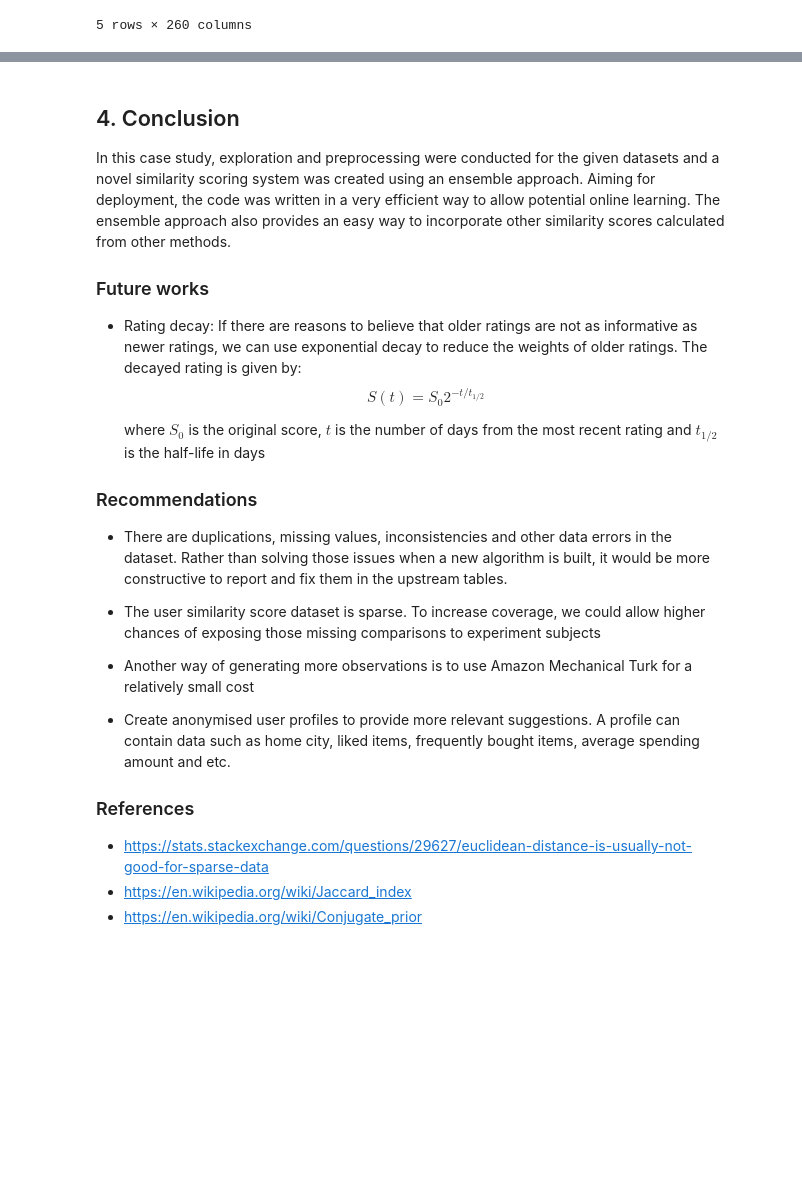
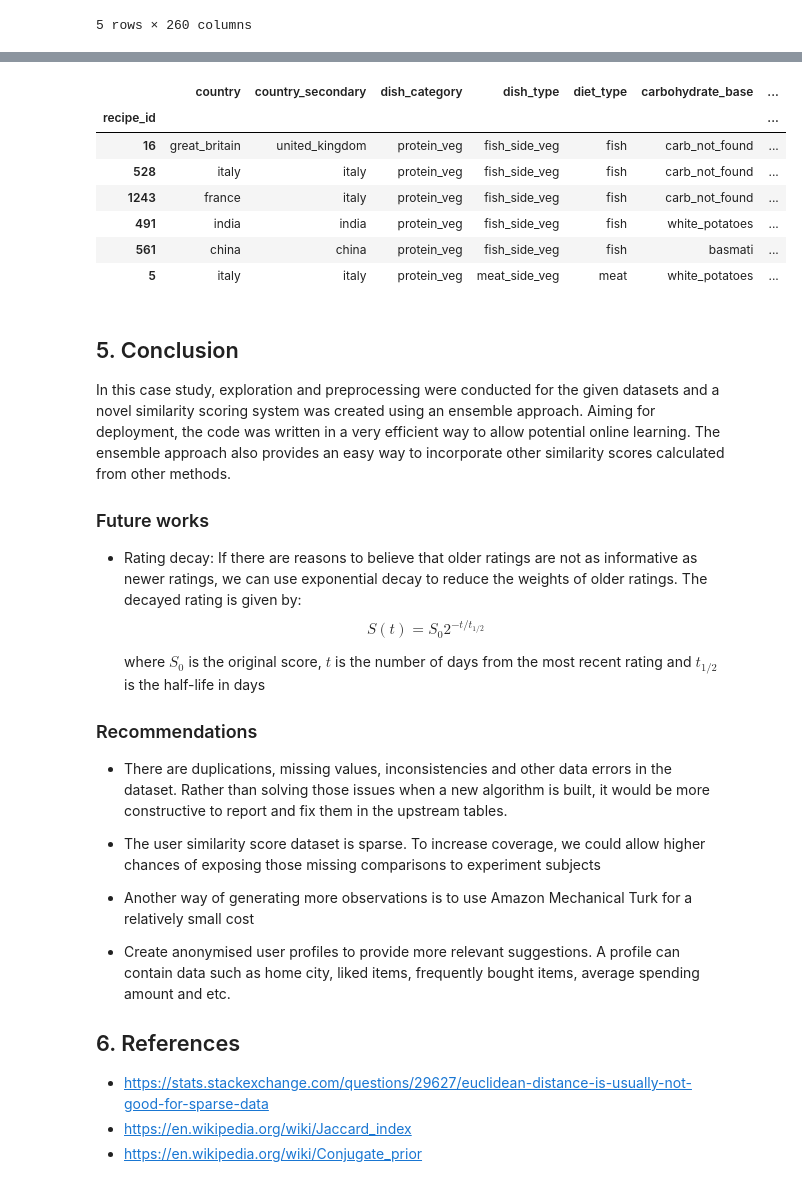
Before and after one commit to wkfong1/recipe-recommender, a Jupyter notebook: recipe_similarity.ipynb, the cells around one changed output, grey strips where cells are left out. Saved outputs shown, nothing was run; the diff lists cells and outputs as text; code cells hidden in the pictures; blank space fills up the shorter version.

```diff
--- a/recipe_similarity.ipynb
+++ b/recipe_similarity.ipynb
@@ -531,5 +536,31 @@ ensemble_sim.head()
+# %%
+def get_knn(pw_sim, recipe_id, k, random_state=None):
+    sims = pw_sim[pw_sim.index != recipe_id][recipe_id].sort_values(ascending=False)
+
+    # choose top (k-1) similar neighbours
+    knn = sims.iloc[:k-1].index.tolist()
+
+    # randomly select a recipe from remaining list
+    rs = np.random.RandomState(random_state)
+    idx = rs.randint(0, sims.shape[0] - (k-1) + 1)
+    knn.append(sims.iloc[k-1:].index[idx])
+
+    return knn
+# %%
+recipe_id_ = 16
+k = 5
+recipe_info.loc[[recipe_id_] + get_knn(ensemble_sim, recipe_id_, k, random_state=None)]
+# %% [output]
+|  | country | country_secondary | dish_category | dish_type | diet_type | carbohydrate_base | ... |
+| recipe_id |  |  |  |  |  |  | ... |
+| 16 | great_britain | united_kingdom | protein_veg | fish_side_veg | fish | carb_not_found | ... |
+| 528 | italy | italy | protein_veg | fish_side_veg | fish | carb_not_found | ... |
+| 1243 | france | italy | protein_veg | fish_side_veg | fish | carb_not_found | ... |
+| 491 | india | india | protein_veg | fish_side_veg | fish | white_potatoes | ... |
+| 561 | china | china | protein_veg | fish_side_veg | fish | basmati | ... |
+| 5 | italy | italy | protein_veg | meat_side_veg | meat | white_potatoes | ... |
 # %% [markdown]
-## 4. Conclusion
+## 5. Conclusion
 
 In this case study, exploration and preprocessing were conducted for the given datasets and a novel similarity scoring system was created using an ensemble approach. Aiming for deployment, the code was written in a very efficient way to allow potential online learning. The ensemble approach also provides an easy way to incorporate other similarity scores calculated from other methods.
 
@@ -551,7 +582,7 @@ $$S(t) = S_0 2^{-t/t_{1/2}}$$
 - Create anonymised user profiles to provide more relevant suggestions. A profile can contain data such as home city, liked items, frequently bought items, average spending amount and etc.
 
 
-### References
+## 6. References
 
 - https://stats.stackexchange.com/questions/29627/euclidean-distance-is-usually-not-good-for-sparse-data
 - https://en.wikipedia.org/wiki/Jaccard_index
```
Also changed, not shown: parts of 3 cells of this notebook.
